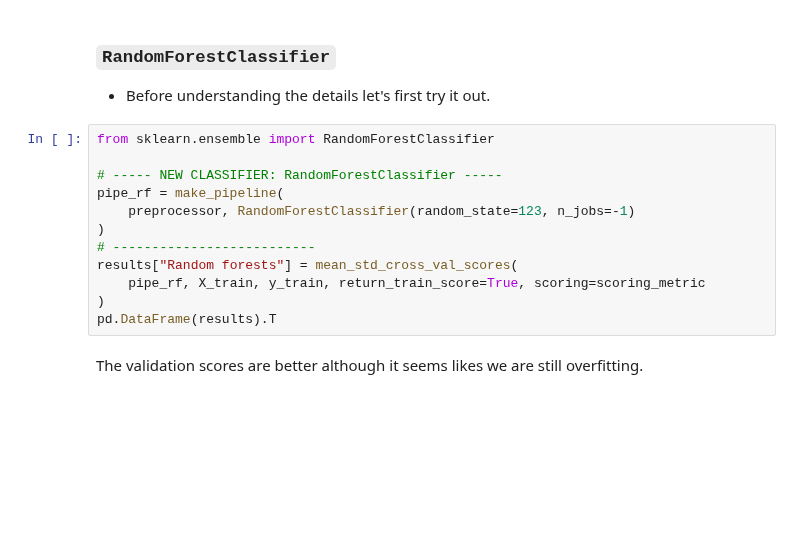
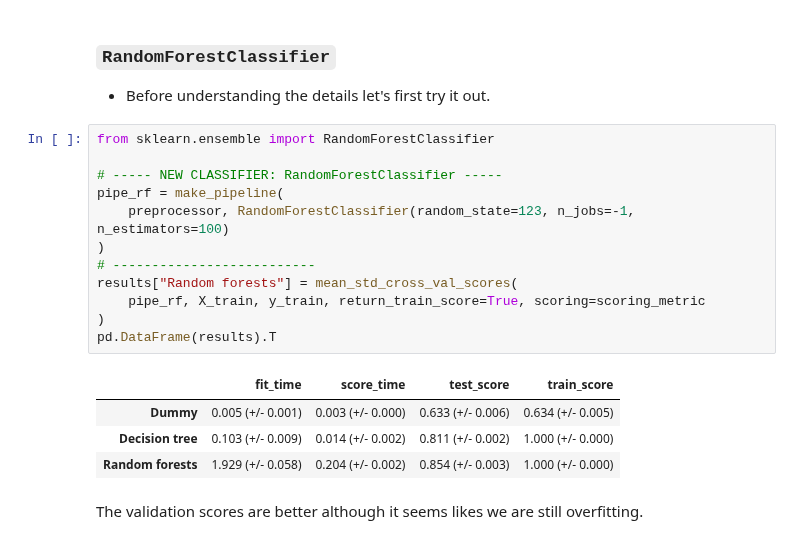
Before and after one commit to UBC-CS/cpsc330-2022W2, a Jupyter notebook: lectures/AmirAbdi/11_ensembles.ipynb, the cells around one changed output. Cells and saved outputs as stored; diff of their text form; blank space fills up the shorter version.

```diff
--- a/lectures/AmirAbdi/11_ensembles.ipynb
+++ b/lectures/AmirAbdi/11_ensembles.ipynb
@@ -278,15 +304,20 @@ Decision tree is clearly **???**.
 # %%
 from sklearn.ensemble import RandomForestClassifier
 
 # ----- NEW CLASSIFIER: RandomForestClassifier -----
 pipe_rf = make_pipeline(
-    preprocessor, RandomForestClassifier(random_state=123, n_jobs=-1)
+    preprocessor, RandomForestClassifier(random_state=123, n_jobs=-1, n_estimators=100)
 )
 # --------------------------
 results["Random forests"] = mean_std_cross_val_scores(
     pipe_rf, X_train, y_train, return_train_score=True, scoring=scoring_metric
 )
 pd.DataFrame(results).T
+# %% [output]
+|  | fit_time | score_time | test_score | train_score |
+| Dummy | 0.005 (+/- 0.001) | 0.003 (+/- 0.000) | 0.633 (+/- 0.006) | 0.634 (+/- 0.005) |
+| Decision tree | 0.103 (+/- 0.009) | 0.014 (+/- 0.002) | 0.811 (+/- 0.002) | 1.000 (+/- 0.000) |
+| Random forests | 1.929 (+/- 0.058) | 0.204 (+/- 0.002) | 0.854 (+/- 0.003) | 1.000 (+/- 0.000) |
 # %% [markdown]
 The validation scores are better although it seems likes we are still overfitting.
 # %% [markdown]
```
Also changed, not shown: parts of 39 cells of this notebook.
